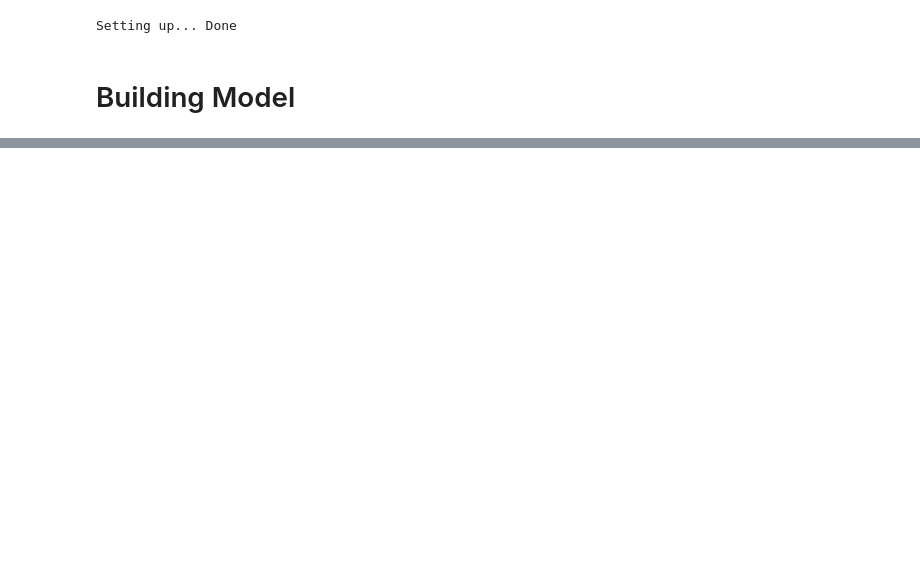
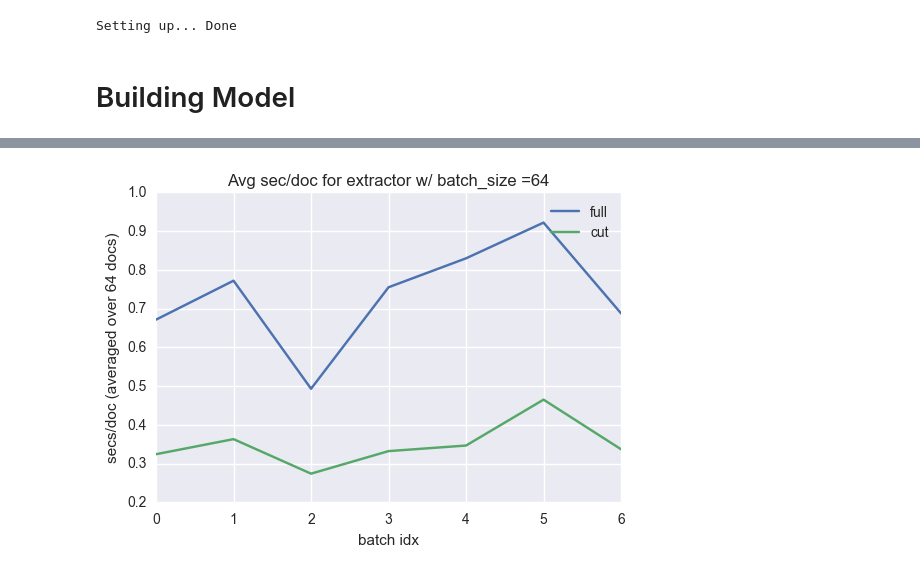
Before and after one commit to teffland/infonet, a Jupyter notebook: notebooks/Chainer end-to-end.ipynb, the cells around one changed output, grey strips where cells are left out. Drawn from its saved outputs; the diff is of its cells as text; code cells hidden in the pictures; blank space fills up the shorter version.

```diff
--- a/notebooks/Chainer end-to-end.ipynb
+++ b/notebooks/Chainer end-to-end.ipynb
@@ -248,0 +1099,37 @@ class Extractor(ch.Chain):
+# %%
+best_valid_loss = 1e50
+n_valid_up = 0
+epoch_losses = [[]]
+valid_losses = []
+forward_times = [[]]
+backward_times = [[]]
+seq_lengths = [[]]
+fit_start = time.time()
+batch_size=64
+npr.seed(0)
+train_iter = SequenceIterator(zip(ix_train, ib_train, im_train, ir_train), batch_size, repeat=False)
+print train_iter.n_batches
+for i, batch in enumerate(train_iter):
+#     if i >= 50:
+#         break
+    # prepare data and model
+    x_list, b_list, m_list, r_list = zip(*batch)
+    x_list = sequences2arrays(x_list)
+    b_list = sequences2arrays(b_list)
+#     m_list = sequences2arrays(m_list)
+#     r_list = sequences2arrays(r_list)
+    extractor.reset_state()
+
+    # run model
+    start = time.time()
+    mention_logits, rel_logits, rel_idxs, dists = extractor(x_list)
+    t = float(time.time()-start)/batch_size
+#     full_times.append(t)
+#     full_dists.extend([abs(r[1]-r[0]) for rels in rel_idxs for r in rels])
+    cut_times.append(t)
+    cut_dists.extend(dists)
+    print t, 'sec/doc'
+    print i, '----------------------------------------'
+    print [m.shape for m in mention_logits]
+    print [r.shape for r in rel_logits]
+    print [len(r) for r in rel_idxs]
@@ -248,0 +1173,10 @@ class Extractor(ch.Chain):
+# %%
+plt.plot(full_times, label='full')
+plt.plot(cut_times, label='cut')
+plt.legend()
+plt.title('Avg sec/doc for extractor w/ batch_size =64')
+plt.xlabel('batch idx')
+plt.ylabel('secs/doc (averaged over 64 docs)')
+print
+# %% [output]
+[figure, added]
```
Also changed, not shown: parts of 41 cells of this notebook, 12 other files.
